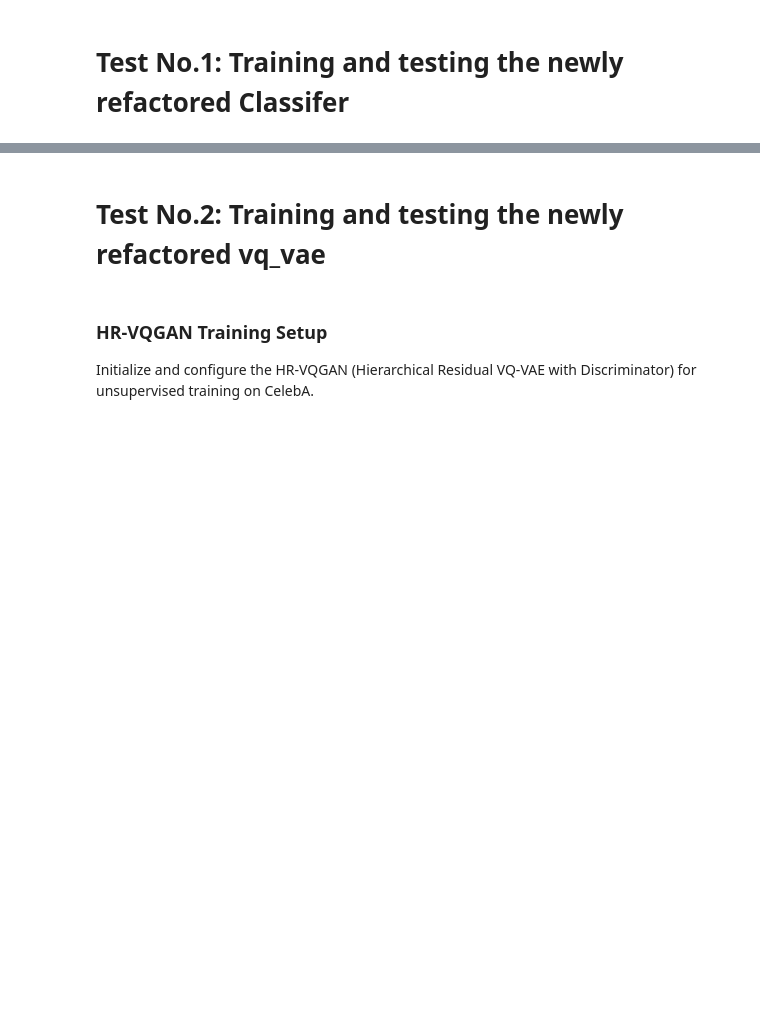
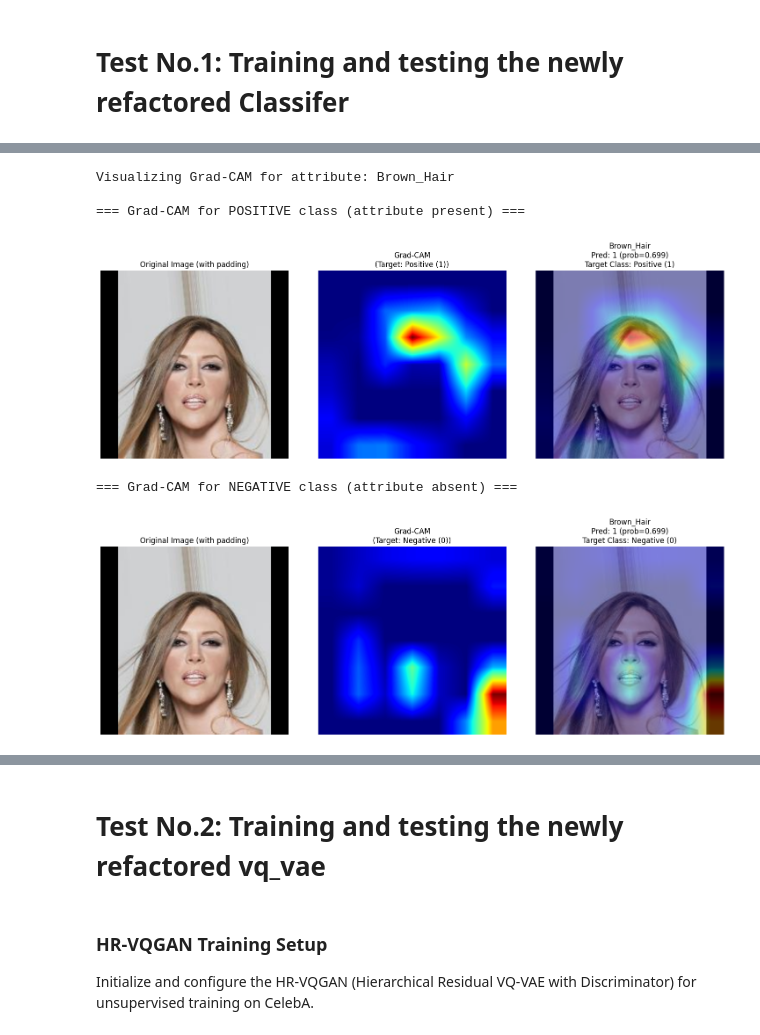
Before and after one commit to AmbiguousTimekeepr/Counterfactual-explanation-for-classifer-with-stylegan2, a Jupyter notebook: running_script.ipynb, the cells around one changed output, grey strips where cells are left out. Drawn from its saved outputs; the diff is of its cells as text; code cells hidden in the pictures; blank space fills up the shorter version.

```diff
--- a/running_script.ipynb
+++ b/running_script.ipynb
@@ -362,0 +97,15 @@ Loading model from: outputs/trained_classifiers(0512)/best_model.pth
+# %%
+# --- 3. MODEL, OPTIMIZER, LOSS SETUP ---
+
+print(f"Initializing ResNet50 + CBAM on {DEVICE}...")
+model = ResNet50_CBAM(num_classes=NUM_CLASSES)
+model = model.to(DEVICE)
+
+# Loss function với pos_weight xử lý imbalance
+criterion = nn.BCEWithLogitsLoss(pos_weight=pos_weights_tensor)
+
+# Optimizer
+optimizer = optim.AdamW(model.parameters(), lr=LEARNING_RATE, weight_decay=WEIGHT_DECAY)
+
+# LR Scheduler
+scheduler = optim.lr_scheduler.StepLR(optimizer, step_size=7, gamma=0.1)
@@ -362,0 +294,49 @@ Loading model from: outputs/trained_classifiers(0512)/best_model.pth
+# %%
+# --- 6. GRAD-CAM VISUALIZATION ---
+model.eval()
+
+sample_img_path = os.path.join(IMAGE_PATH, val_df.index[132])
+attr_idx = attribute_names.index("Brown_Hair")
+
+print(f"Visualizing Grad-CAM for attribute: {attribute_names[attr_idx]}")
+
+# Visualize for POSITIVE prediction (attribute present)
+print("\n=== Grad-CAM for POSITIVE class (attribute present) ===")
+visualize_gradcam(
+    model=model,
+    image_path=sample_img_path,
+    attribute_idx=attr_idx,
+    attribute_name=attribute_names[attr_idx],
+    transform=val_transform,
+    viz_transform=viz_transform,
+    device=DEVICE,
+    target_layer=model.layer4,
+    target_class=1,
+    alpha=0.4,
+    image_size=IMAGE_SIZE,
+    method='gradcam'
+)
+
+# Visualize for NEGATIVE prediction (attribute absent)
+print("\n=== Grad-CAM for NEGATIVE class (attribute absent) ===")
+visualize_gradcam(
+    model=model,
+    image_path=sample_img_path,
+    attribute_idx=attr_idx,
+    attribute_name=attribute_names[attr_idx],
+    transform=val_transform,
+    viz_transform=viz_transform,
+    device=DEVICE,
+    target_layer=model.layer4,
+    target_class=0,
+    alpha=0.4,
+    image_size=IMAGE_SIZE,
+    method='gradcam'
+)
+# %% [output]
+Visualizing Grad-CAM for attribute: Brown_Hair
+
+=== Grad-CAM for POSITIVE class (attribute present) ===
+[figure, added]
+=== Grad-CAM for NEGATIVE class (attribute absent) ===
+[figure, added]
```
Also changed, not shown: parts of 23 cells of this notebook, 6 other files.
